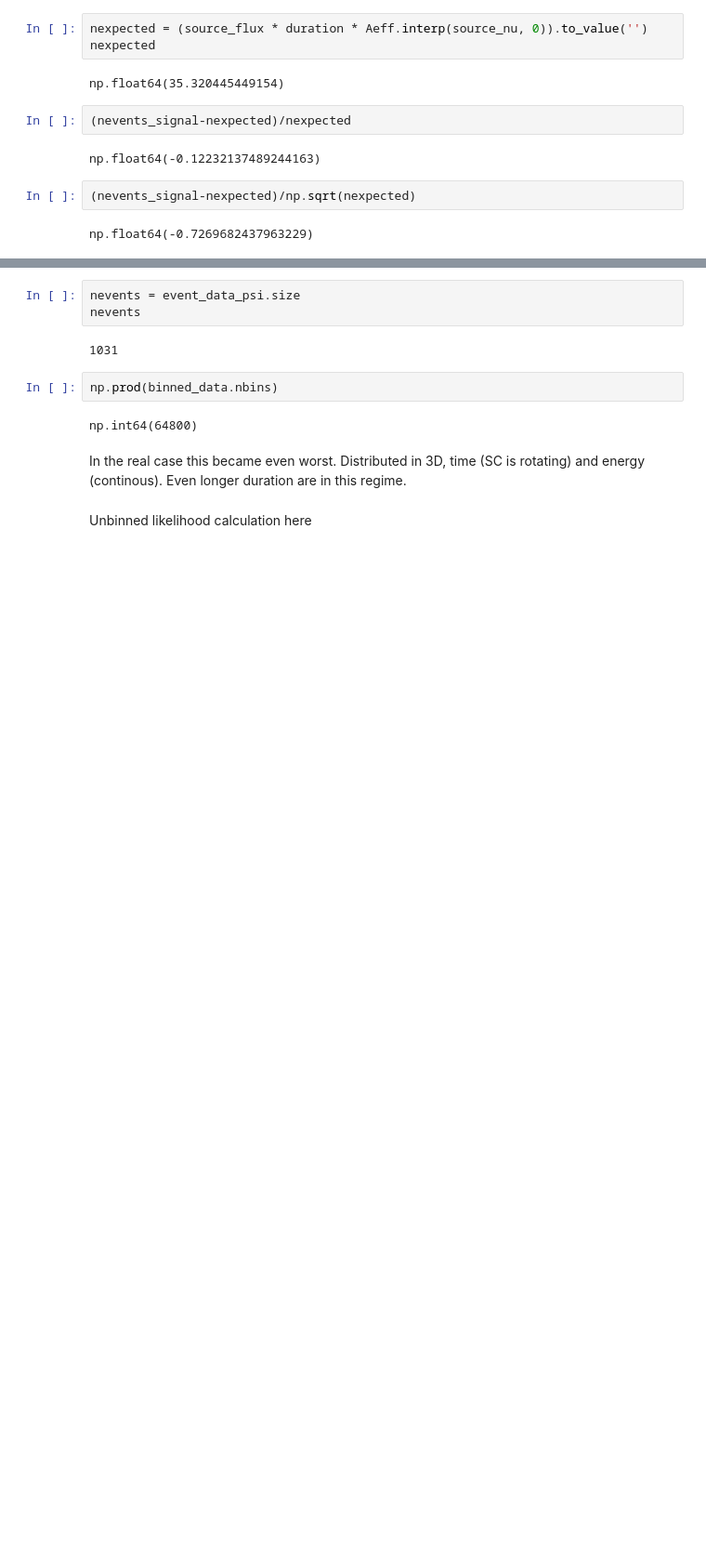
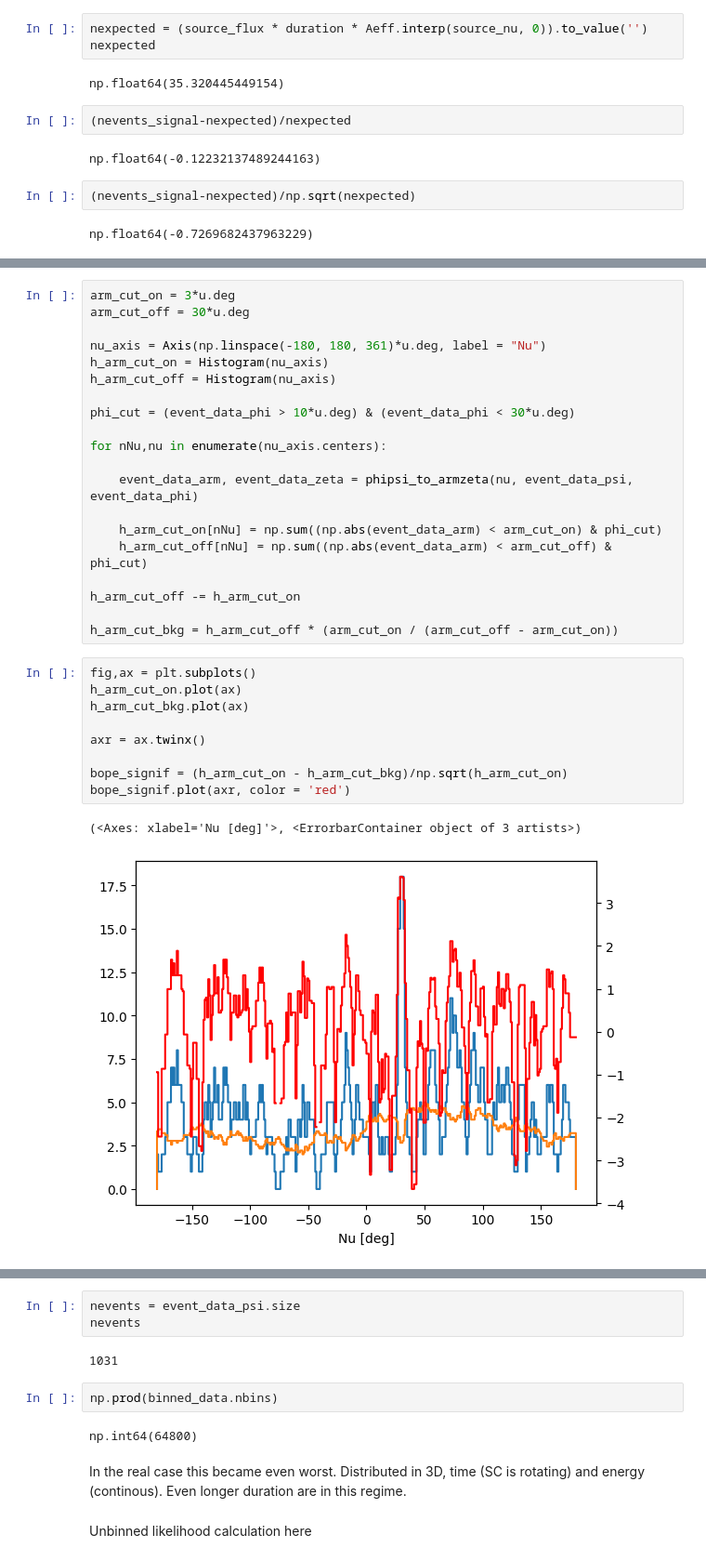
Before and after one commit to israelmcmc/gammaraytoys, a Jupyter notebook: docs/tutorials/07-unbinned_ts_map.ipynb, the cells around one changed output, grey strips where cells are left out. Shown at 93% size. Saved outputs shown, nothing was run; the diff lists cells and outputs as text; blank space fills up the shorter version.

```diff
--- a/docs/tutorials/07-unbinned_ts_map.ipynb
+++ b/docs/tutorials/07-unbinned_ts_map.ipynb
@@ -85,0 +142,32 @@ binned_data.plot()
+# %%
+arm_cut_on = 3*u.deg
+arm_cut_off = 30*u.deg
+
+nu_axis = Axis(np.linspace(-180, 180, 361)*u.deg, label = "Nu")
+h_arm_cut_on = Histogram(nu_axis)
+h_arm_cut_off = Histogram(nu_axis)
+
+phi_cut = (event_data_phi > 10*u.deg) & (event_data_phi < 30*u.deg)
+
+for nNu,nu in enumerate(nu_axis.centers):
+
+    event_data_arm, event_data_zeta = phipsi_to_armzeta(nu, event_data_psi, event_data_phi)
+
+    h_arm_cut_on[nNu] = np.sum((np.abs(event_data_arm) < arm_cut_on) & phi_cut)
+    h_arm_cut_off[nNu] = np.sum((np.abs(event_data_arm) < arm_cut_off) & phi_cut)
+
+h_arm_cut_off -= h_arm_cut_on
+
+h_arm_cut_bkg = h_arm_cut_off * (arm_cut_on / (arm_cut_off - arm_cut_on))
+# %%
+fig,ax = plt.subplots()
+h_arm_cut_on.plot(ax)
+h_arm_cut_bkg.plot(ax)
+
+axr = ax.twinx()
+
+bope_signif = (h_arm_cut_on - h_arm_cut_bkg)/np.sqrt(h_arm_cut_on)
+bope_signif.plot(axr, color = 'red')
+# %% [output]
+(<Axes: xlabel='Nu [deg]'>, <ErrorbarContainer object of 3 artists>)
+[figure, added]
```
Also changed, not shown: parts of 10 cells of this notebook.
